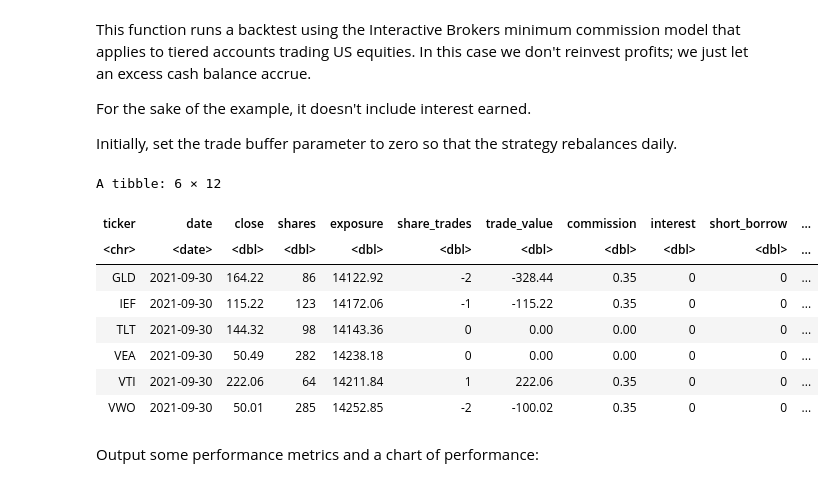
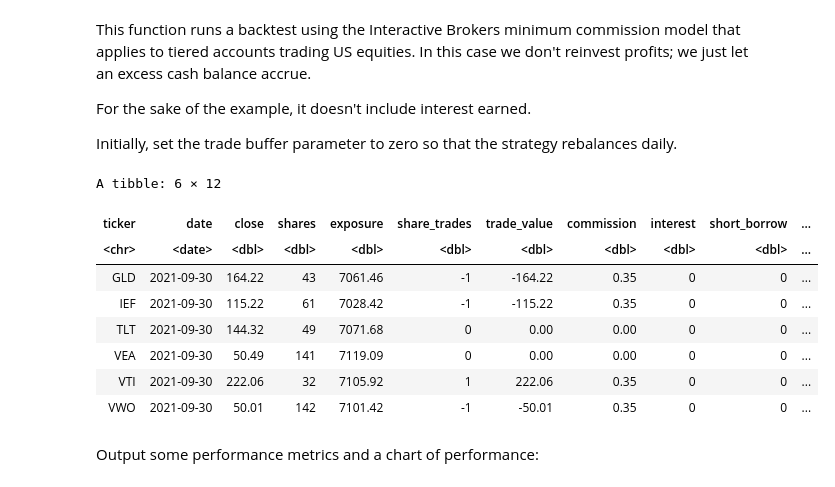
Before and after one commit to Robot-Wealth/rsims, a Jupyter notebook: examples/A_simple_trick_to_minimise_trading_costs.ipynb, the cells around one changed output. Drawn from its saved outputs; the diff is of its cells as text; code cells hidden in the pictures.

```diff
--- a/examples/A_simple_trick_to_minimise_trading_costs.ipynb
+++ b/examples/A_simple_trick_to_minimise_trading_costs.ipynb
@@ -109,37 +109,37 @@ Initially, set the trade buffer parameter to zero so that the strategy rebalance
 # %%
 # minimum commission backtest
 
 max_pct_per_order <- 0.01
 min_dollars_per_order <- 0.35
 dollars_per_share <- 0.0035
-initial_cash <- 100000
+initial_cash <- 50000
 
 results_df <- rsims::min_commission_backtest(
     wide_prices,
     wide_unadjprices,
     wide_weights,
     interest_rates = NULL,
     short_borrow_costs = NULL,
     trade_buffer = 0,
     initial_cash = initial_cash,
     capitalise_profits = FALSE,
     us_tiered_commission,
     max_pct_per_order = max_pct_per_order,
     min_dollars_per_order = min_dollars_per_order,
     dollars_per_share = dollars_per_share
   )
 
 tail(results_df)
 # %% [output]
 A tibble: 6 × 12
 | ticker | date | close | shares | exposure | share_trades | trade_value | commission | interest | short_borrow | ... |
 | <chr> | <date> | <dbl> | <dbl> | <dbl> | <dbl> | <dbl> | <dbl> | <dbl> | <dbl> | ... |
-| GLD | 2021-09-30 | 164.22 | 86 | 14122.92 | -2 | -328.44 | 0.35 | 0 | 0 | ... |
-| IEF | 2021-09-30 | 115.22 | 123 | 14172.06 | -1 | -115.22 | 0.35 | 0 | 0 | ... |
-| TLT | 2021-09-30 | 144.32 | 98 | 14143.36 | 0 | 0.00 | 0.00 | 0 | 0 | ... |
-| VEA | 2021-09-30 | 50.49 | 282 | 14238.18 | 0 | 0.00 | 0.00 | 0 | 0 | ... |
-| VTI | 2021-09-30 | 222.06 | 64 | 14211.84 | 1 | 222.06 | 0.35 | 0 | 0 | ... |
-| VWO | 2021-09-30 | 50.01 | 285 | 14252.85 | -2 | -100.02 | 0.35 | 0 | 0 | ... |
+| GLD | 2021-09-30 | 164.22 | 43 | 7061.46 | -1 | -164.22 | 0.35 | 0 | 0 | ... |
+| IEF | 2021-09-30 | 115.22 | 61 | 7028.42 | -1 | -115.22 | 0.35 | 0 | 0 | ... |
+| TLT | 2021-09-30 | 144.32 | 49 | 7071.68 | 0 | 0.00 | 0.00 | 0 | 0 | ... |
+| VEA | 2021-09-30 | 50.49 | 141 | 7119.09 | 0 | 0.00 | 0.00 | 0 | 0 | ... |
+| VTI | 2021-09-30 | 222.06 | 32 | 7105.92 | 1 | 222.06 | 0.35 | 0 | 0 | ... |
+| VWO | 2021-09-30 | 50.01 | 142 | 7101.42 | -1 | -50.01 | 0.35 | 0 | 0 | ... |
 # %% [markdown]
 Output some performance metrics and a chart of performance:
 # %%
```
Also changed, not shown: parts of 3 cells of this notebook.
